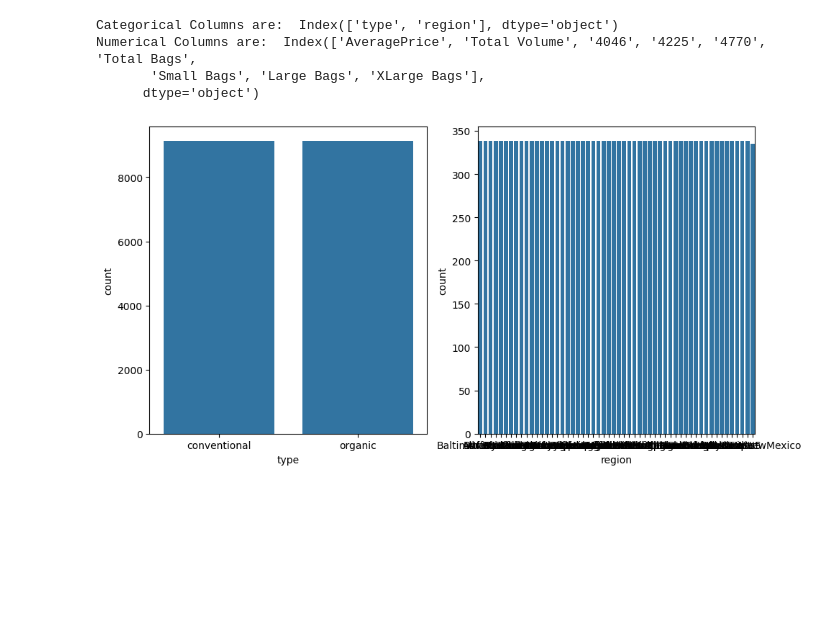
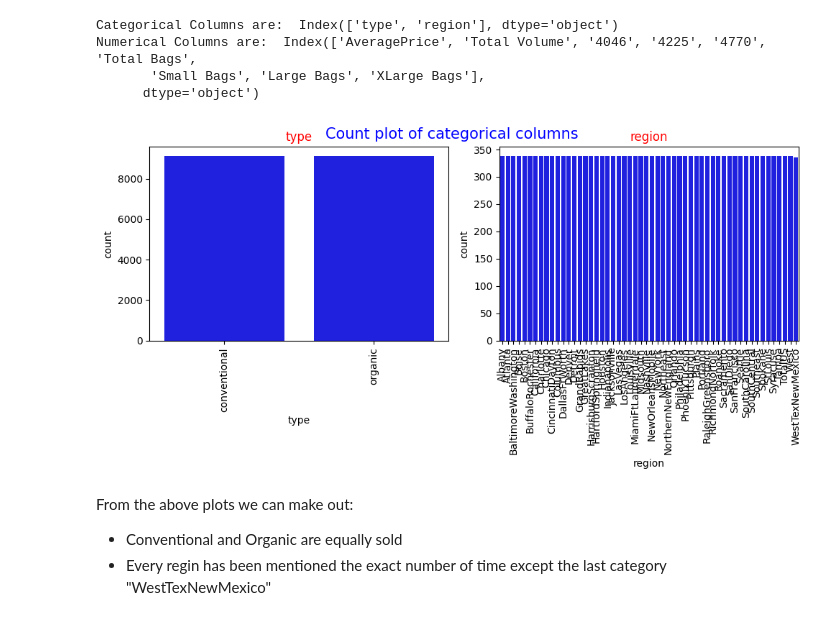
Before and after one commit to rizz045/Average-Avacado-Price-Prediction-Using-ML, a Jupyter notebook: Average_avacado_price_prediction.ipynb, the cells around one changed output. Drawn from its saved outputs; the diff is of its cells as text; code cells hidden in the pictures; blank space fills up the shorter version.

```diff
--- a/Average_avacado_price_prediction.ipynb
+++ b/Average_avacado_price_prediction.ipynb
@@ -130,12 +130,19 @@ Numerical Columns are:  Index(['AveragePrice', 'Total Volume', '4046', '4225', '
 # %%
 # Countplot of all the categorical column
 plt.figure(figsize=(10, 5))
 index = 0
 for col in obj_cols:
     index += 1
     plt.subplot(1, 2, index)
-    sns.countplot(x=df[col])
+    sns.countplot(x=df[col], color="blue")
+    plt.title(col, color="red")
+    plt.xticks(rotation=90)
     plt.tight_layout()
+plt.suptitle("Count plot of categorical columns", size=15, color="blue")
 plt.show()
 # %% [output]
-[figure, old version]
+[figure, new version]
+# %% [markdown]
+From the above plots we can make out:
+* Conventional and Organic are equally sold
+* Every regin has been mentioned the exact number of time except the last category "WestTexNewMexico"
```
